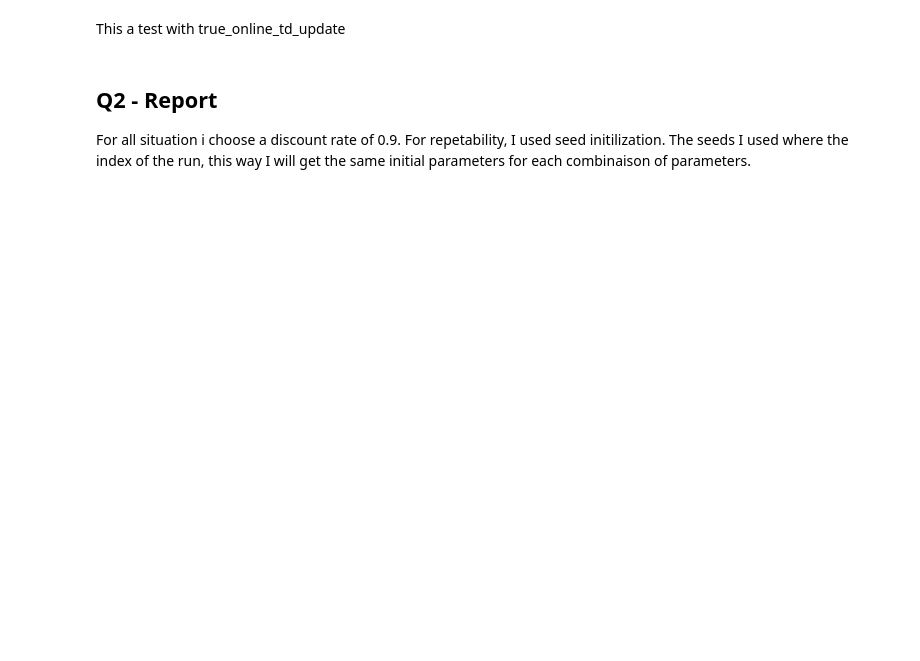
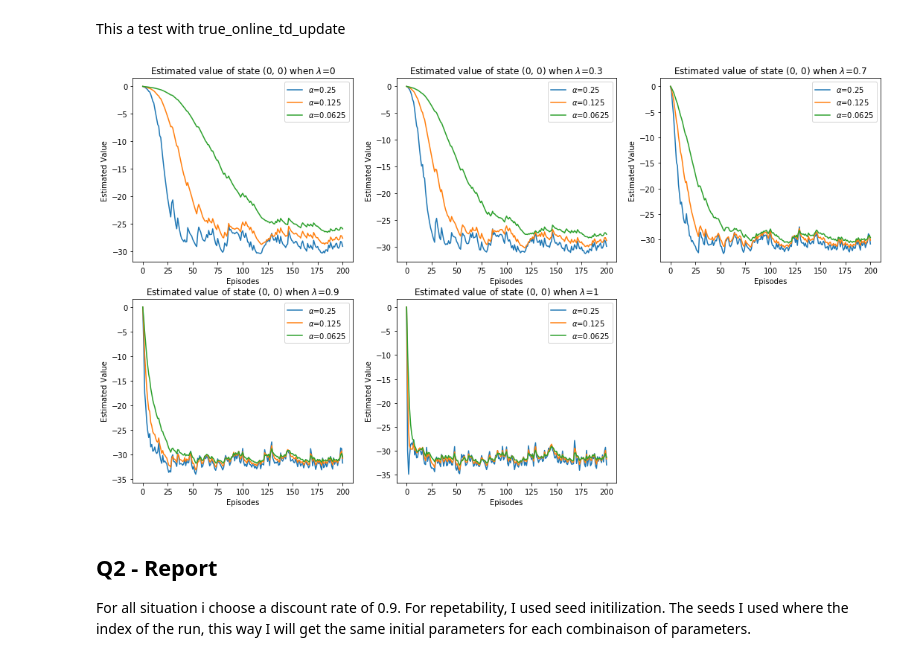
Before and after one commit to jgsimard/COMP767, a Jupyter notebook: hw2-notebook.ipynb, the cells around one changed output. Drawn from its saved outputs; the diff is of its cells as text; code cells hidden in the pictures; blank space fills up the shorter version.

```diff
--- a/hw2-notebook.ipynb
+++ b/hw2-notebook.ipynb
@@ -400,8 +427,11 @@ all_lambda_plot(lambda_returns, learning_rates, n_run, n_episode_by_run, n_bins,
 # %% [markdown]
 This a test with true_online_td_update
 # %%
-all_lambda_plot(lambda_returns, learning_rates, n_run, n_episode_by_run, n_bins, n_tilings,
-                    temporal_difference.true_online_td_update)
+results_true_online_td_update = q2_experiment_parallel(lambda_returns, learning_rates, n_run, n_episode_by_run,
+                                                         n_bins, n_tilings, temporal_difference.true_online_td_update)
+all_lambda_plot(results_true_online_td_update)
+# %% [output]
+[figure, added]
 # %% [markdown]
 ## Q2 - Report
 For all situation i choose a discount rate of 0.9. For repetability, I used seed initilization. The seeds I used where the index of the run, this way I will get the same initial parameters for each combinaison of parameters.
```
Also changed, not shown: parts of 7 cells of this notebook.
